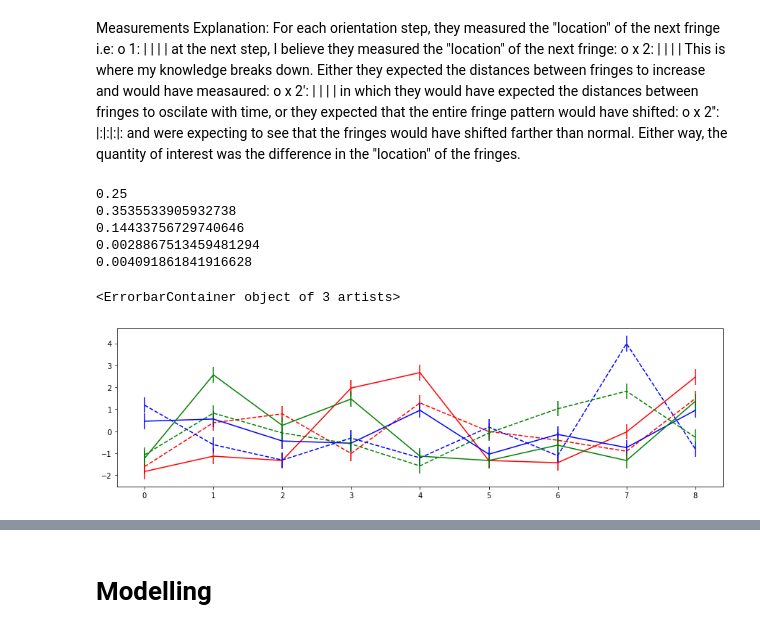
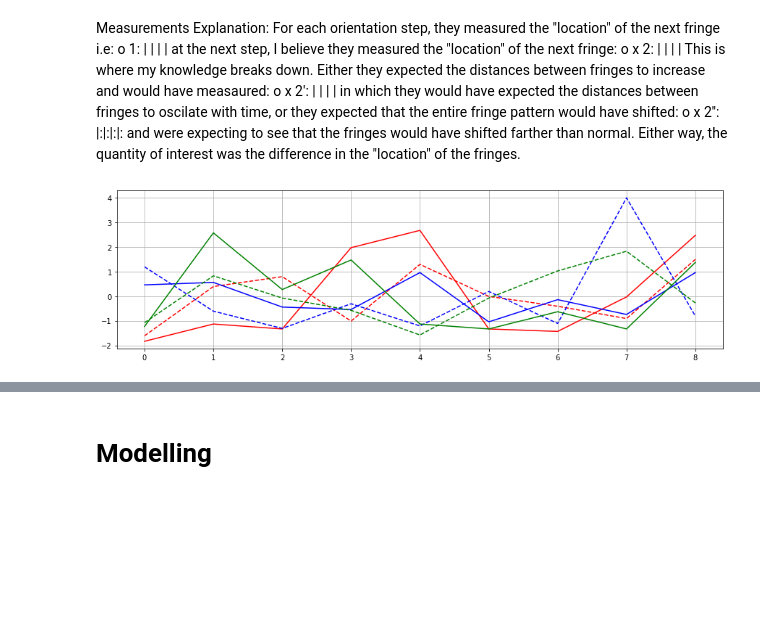
Before and after one commit to LAT-403/Project, a Jupyter notebook: QuickPlot.ipynb, the cells around one changed output, grey strips where cells are left out. Cells and saved outputs as stored; diff of their text form; code cells hidden in the pictures; blank space fills up the shorter version.

```diff
--- a/QuickPlot.ipynb
+++ b/QuickPlot.ipynb
@@ -76,41 +76,16 @@ eve_deltas = np.insert(eve_deltas_incomplete, 0, 0, axis = 1)
 eve_diffs = np.empty(np.shape(eve_deltas))
 for i, d_list in enumerate(eve_deltas):
     eve_diffs[i] = d_list - np.mean(d_list)
-# %%
-division_err = 0.25 # Division steps measured to the 0.1, assume uniform error from lecture 17
-diff_err = np.sqrt(2) * division_err # error on the difference in divisions, added in quadrature
-mean_diff_err = diff_err/np.sqrt(6) # error on the mean in the difference, splitting each sample
-
-"the width of the fringes varied from 40 to 60 divisions, the mean value being near 50, so that one division means 0.02 wavelength"
-# Assuming gaussian error on fringe width of 7
-# 1/50 = 0.02, 1/43 = 0.0236, 1/57 = 0.01754, conversion = 0.02 +- 0.0029
-
-print(division_err)
-print(diff_err)
-print(mean_diff_err)
-
-mean_err = mean_diff_err * 0.02
-div_wv_err = 0.0029
-wv_err = np.sqrt( mean_err**2 + div_wv_err**2)
-# wv_err = 0.05
-print(mean_err)
-print(wv_err)
-# %% [output]
-0.25
-0.3535533905932738
-0.14433756729740646
-0.0028867513459481294
-0.004091861841916628
 # %%
 fig, ax = plt.subplots(figsize = (15,4))
-ax.errorbar(orientation, day_diffs[0], yerr = diff_err, color = 'red')
-ax.errorbar(orientation, day_diffs[1], yerr = diff_err, color = 'red', ls = "--")
-ax.errorbar(orientation, day_diffs[2], yerr = diff_err, color = 'blue')
-ax.errorbar(orientation, day_diffs[3], yerr = diff_err, color = 'blue', ls = '--')
-ax.errorbar(orientation, day_diffs[4], yerr = diff_err, color = 'green')
-ax.errorbar(orientation, day_diffs[5], yerr = diff_err, color = 'green', ls = '--')
+ax.plot(orientation, day_diffs[0], color = 'red')
+ax.plot(orientation, day_diffs[1], color = 'red', ls = "--")
+ax.plot(orientation, day_diffs[2], color = 'blue')
+ax.plot(orientation, day_diffs[3], color = 'blue', ls = '--')
+ax.plot(orientation, day_diffs[4], color = 'green')
+ax.plot(orientation, day_diffs[5], color = 'green', ls = '--')
+ax.grid()
 # %% [output]
-<ErrorbarContainer object of 3 artists>
-[figure, old version]
+[figure, new version]
 # %%
 fig, ax = plt.subplots(figsize = (15,4))
```
Also changed, not shown: parts of 9 cells of this notebook.
